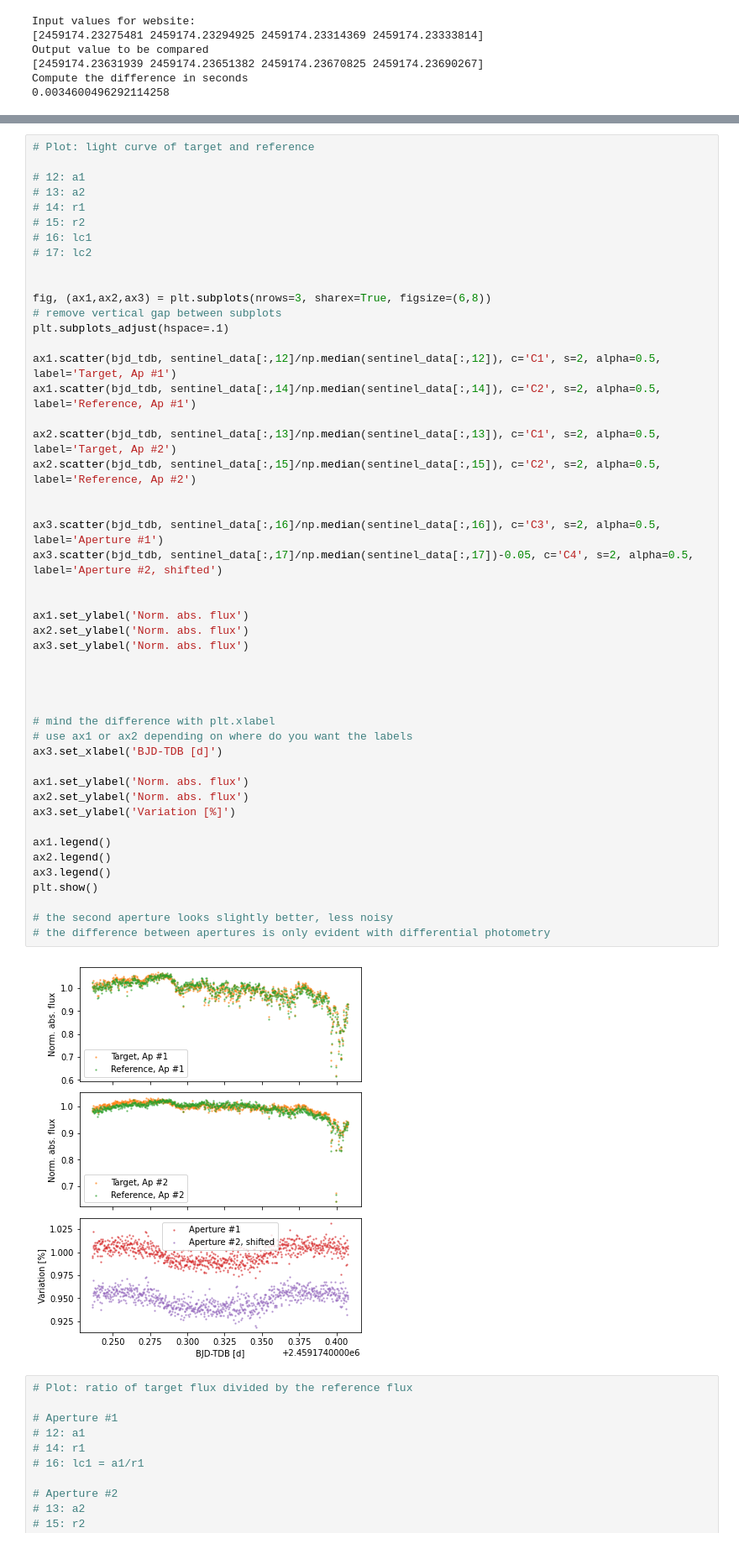
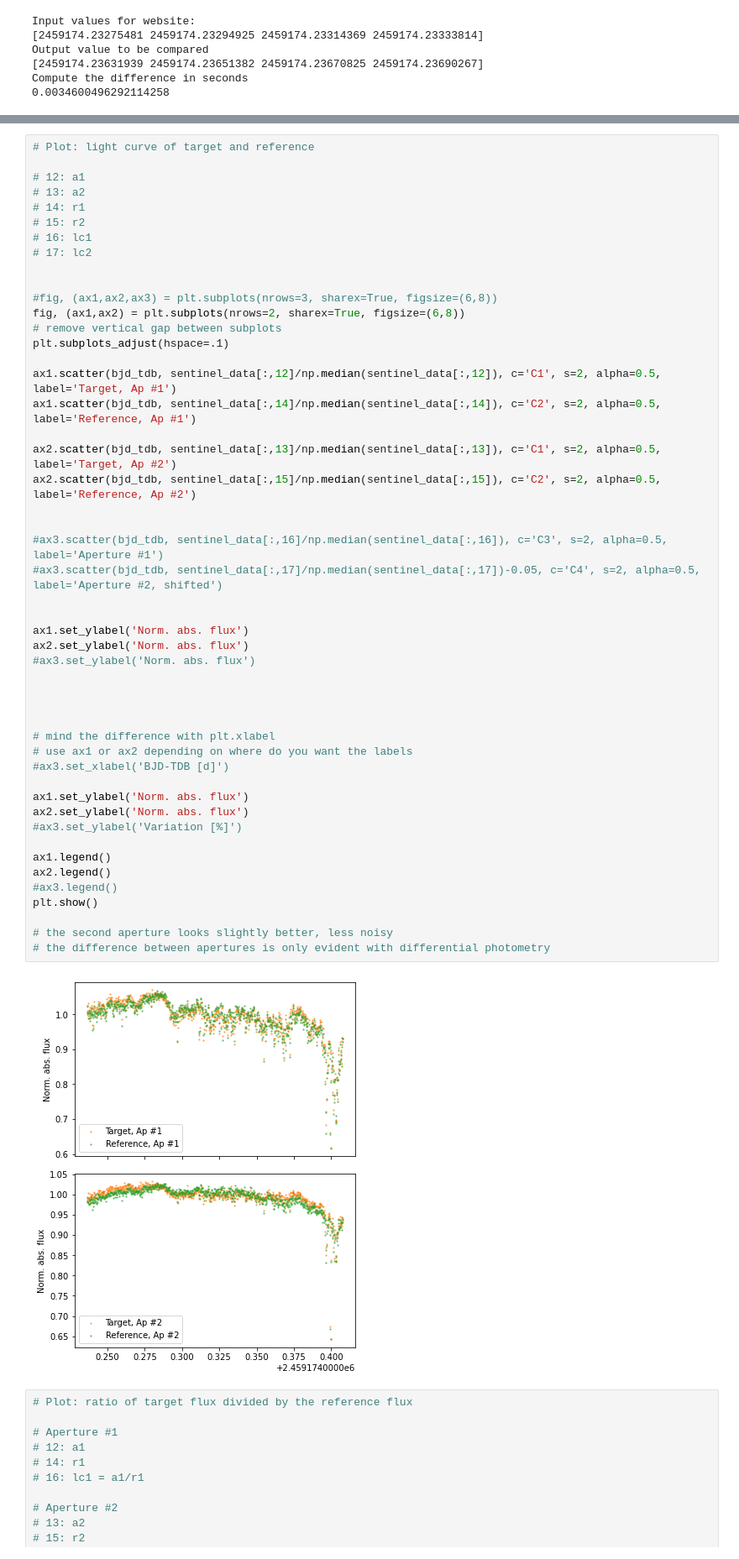
Before and after one commit to blackbianca/WASP-44-b, a Jupyter notebook: notebooks/TASTE 03 - analysis of sentinel output.ipynb, the cells around one changed output, grey strips where cells are left out. Shown: that part at 84% size. Drawn from its saved outputs; the diff is of its cells as text.

Commit message:
report: add aperture selection

```diff
--- a/notebooks/TASTE 03 - analysis of sentinel output.ipynb
+++ b/notebooks/TASTE 03 - analysis of sentinel output.ipynb
@@ -243,45 +245,46 @@ plt.show()
 # 17: lc2
 
 
-fig, (ax1,ax2,ax3) = plt.subplots(nrows=3, sharex=True, figsize=(6,8))
+#fig, (ax1,ax2,ax3) = plt.subplots(nrows=3, sharex=True, figsize=(6,8))
+fig, (ax1,ax2) = plt.subplots(nrows=2, sharex=True, figsize=(6,8))
 # remove vertical gap between subplots
 plt.subplots_adjust(hspace=.1)
 
 ax1.scatter(bjd_tdb, sentinel_data[:,12]/np.median(sentinel_data[:,12]), c='C1', s=2, alpha=0.5, label='Target, Ap #1')
 ax1.scatter(bjd_tdb, sentinel_data[:,14]/np.median(sentinel_data[:,14]), c='C2', s=2, alpha=0.5, label='Reference, Ap #1')
 
 ax2.scatter(bjd_tdb, sentinel_data[:,13]/np.median(sentinel_data[:,13]), c='C1', s=2, alpha=0.5, label='Target, Ap #2')
 ax2.scatter(bjd_tdb, sentinel_data[:,15]/np.median(sentinel_data[:,15]), c='C2', s=2, alpha=0.5, label='Reference, Ap #2')
 
 
-ax3.scatter(bjd_tdb, sentinel_data[:,16]/np.median(sentinel_data[:,16]), c='C3', s=2, alpha=0.5, label='Aperture #1')
-ax3.scatter(bjd_tdb, sentinel_data[:,17]/np.median(sentinel_data[:,17])-0.05, c='C4', s=2, alpha=0.5, label='Aperture #2, shifted')
+#ax3.scatter(bjd_tdb, sentinel_data[:,16]/np.median(sentinel_data[:,16]), c='C3', s=2, alpha=0.5, label='Aperture #1')
+#ax3.scatter(bjd_tdb, sentinel_data[:,17]/np.median(sentinel_data[:,17])-0.05, c='C4', s=2, alpha=0.5, label='Aperture #2, shifted')
 
 
 ax1.set_ylabel('Norm. abs. flux')
 ax2.set_ylabel('Norm. abs. flux')
-ax3.set_ylabel('Norm. abs. flux')
+#ax3.set_ylabel('Norm. abs. flux')
 
 
 
 
 # mind the difference with plt.xlabel
 # use ax1 or ax2 depending on where do you want the labels
-ax3.set_xlabel('BJD-TDB [d]')
+#ax3.set_xlabel('BJD-TDB [d]')
 
 ax1.set_ylabel('Norm. abs. flux')
 ax2.set_ylabel('Norm. abs. flux')
-ax3.set_ylabel('Variation [%]')
+#ax3.set_ylabel('Variation [%]')
 
 ax1.legend()
 ax2.legend()
-ax3.legend()
+#ax3.legend()
 plt.show()
 
 # the second aperture looks slightly better, less noisy
 # the difference between apertures is only evident with differential photometry
 # %% [output]
-[figure, old version]
+[figure, new version]
 # %%
 # Plot: ratio of target flux divided by the reference flux
 
```
Also changed, not shown: parts of 4 cells of this notebook.
